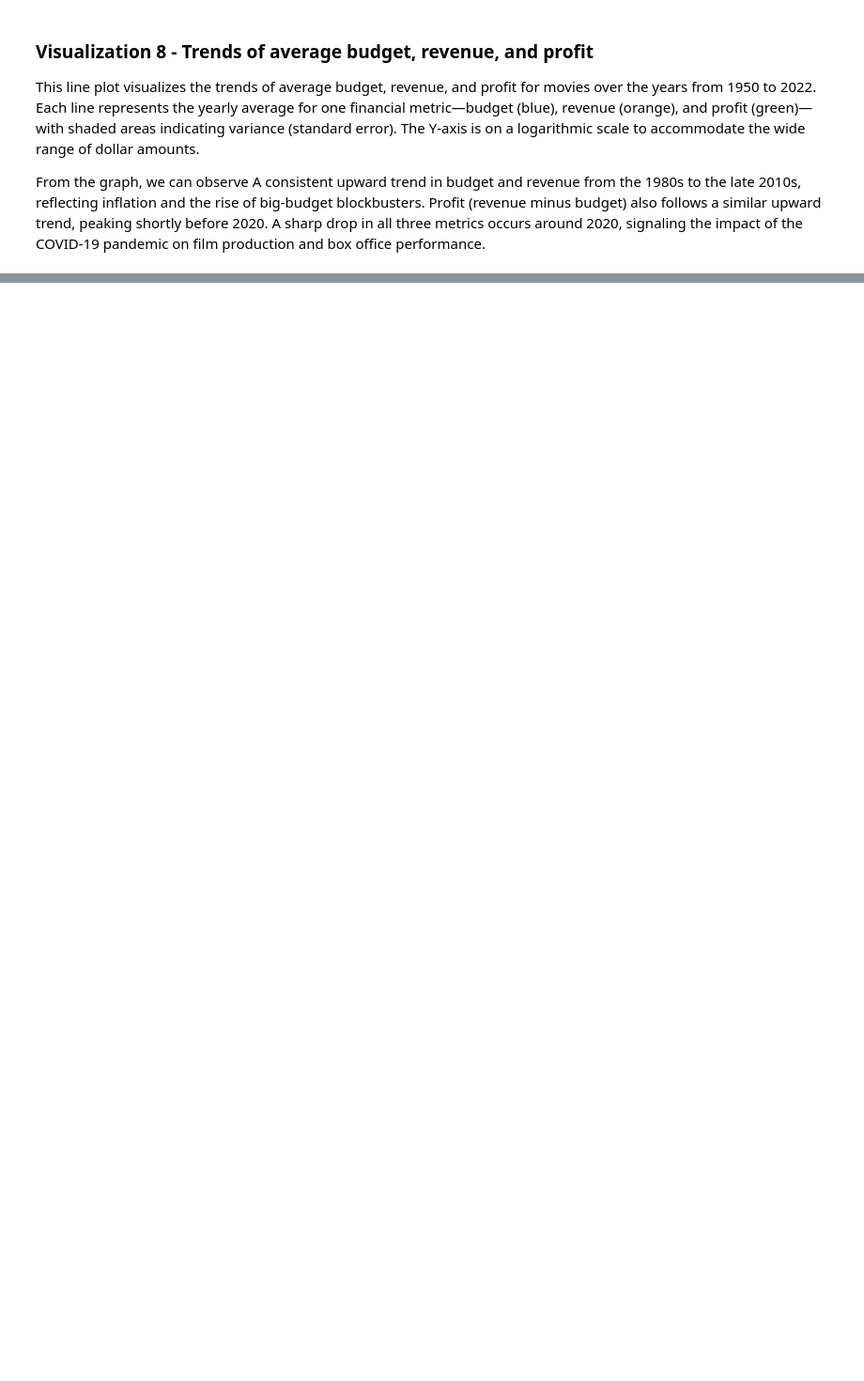
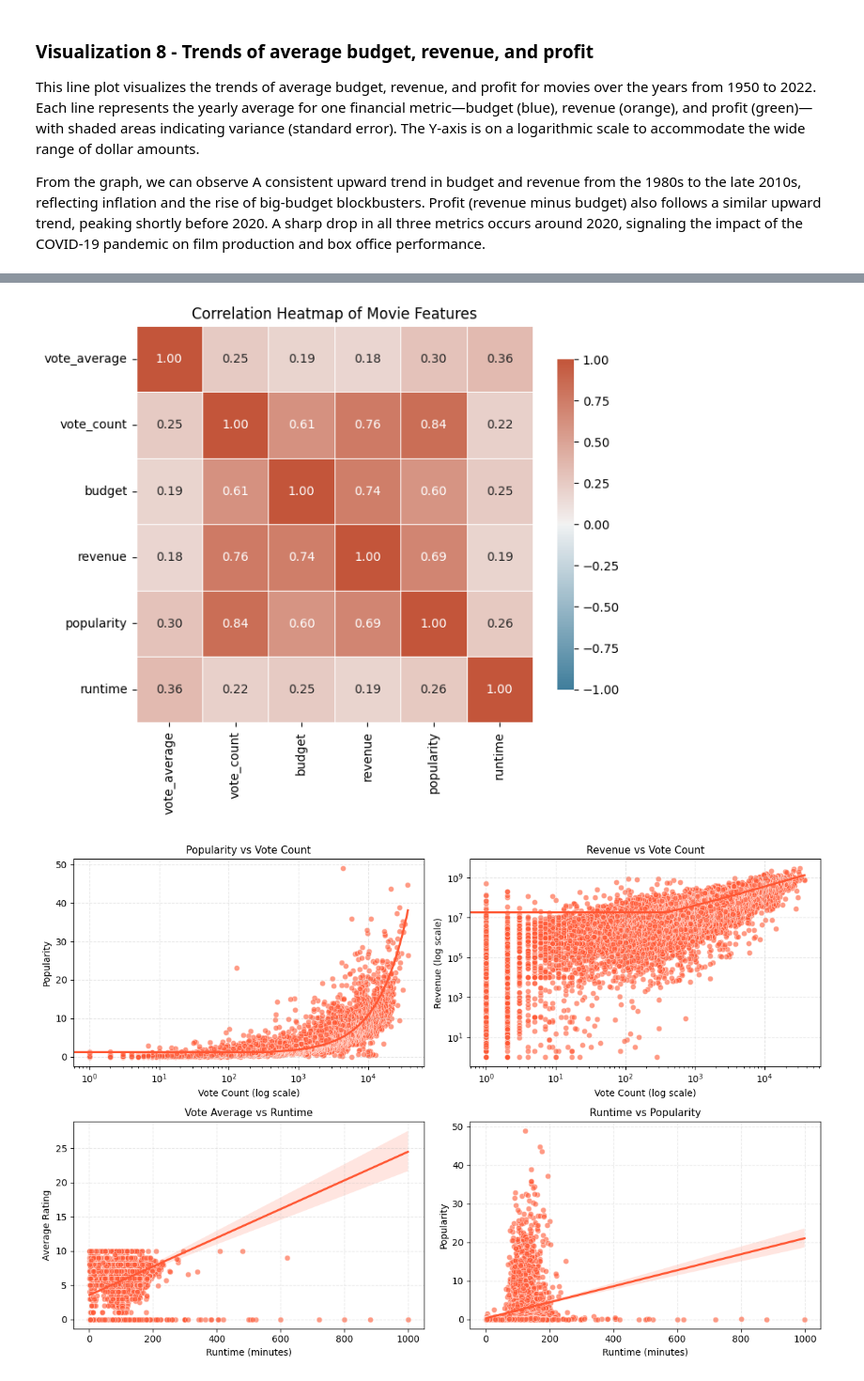
Before and after one commit to nithish-kumar-t/movie-box-office-prediction, a Jupyter notebook: timbd-data-cleaning.ipynb, the cells around one changed output, grey strips where cells are left out. Shown at 94% size. Drawn from its saved outputs; the diff is of its cells as text; code cells hidden in the pictures; blank space fills up the shorter version.

Commit message:
added more visualizations

```diff
--- a/timbd-data-cleaning.ipynb
+++ b/timbd-data-cleaning.ipynb
@@ -483,0 +484,78 @@ plt.show()
+# %%
+#----------------------
+
+
+# numerical columns for correlation
+numerical_features = ['vote_average', 'vote_count', 'budget', 'revenue', 'popularity', 'runtime']
+
+# Correlation matrix Calculation
+correlation_matrix = df[numerical_features].corr()
+
+plt.figure(figsize=(7, 6))
+
+# Custom diverging colormap
+cmap = sns.diverging_palette(230, 20, as_cmap=True)
+
+# Heatmap with the mask and correct aspect ratio
+sns.heatmap(correlation_matrix,
+            annot=True,           # Show the correlation values
+            fmt='.2f',            # Format to 2 decimal places
+            cmap=cmap,            # Custom colormap
+            vmax=1.0,             # Maximum correlation value
+            vmin=-1.0,            # Minimum correlation value
+            center=0,             # Center the colormap at zero
+            square=True,          # Make the cells square
+            linewidths=.5,        # Width of the lines between cells
+            cbar_kws={"shrink": .8})  # Size of colorbar
+
+#title
+plt.title('Correlation Heatmap of Movie Features')
+plt.tight_layout()
+plt.show()
+
+
+
+
+# Sub-plots
+fig, axes = plt.subplots(2, 2, figsize=(12, 8))  # 2 rows, 2 columns
+
+# 1. Popularity vs Vote Count (log X)
+sns.scatterplot(data=df, x='vote_count', y='popularity', color='#FF5733', alpha=0.6, edgecolor='w', ax=axes[0, 0])
+sns.regplot(data=df, x='vote_count', y='popularity', scatter=False, color='#FF5733', ax=axes[0, 0])
+axes[0, 0].set_xscale('log')
+axes[0, 0].set_title('Popularity vs Vote Count', fontsize=11)
+axes[0, 0].set_xlabel('Vote Count (log scale)')
+axes[0, 0].set_ylabel('Popularity')
+axes[0, 0].grid(True, linestyle='--', alpha=0.3)
+
+# 2. Revenue vs Vote Count (log-log)
+sns.scatterplot(data=df, x='vote_count', y='revenue', color='#FF5733', alpha=0.6, edgecolor='w', ax=axes[0, 1])
+sns.regplot(data=df, x='vote_count', y='revenue', scatter=False, color='#FF5733', ax=axes[0, 1])
+axes[0, 1].set_xscale('log')
+axes[0, 1].set_yscale('log')
+axes[0, 1].set_title('Revenue vs Vote Count', fontsize=11)
+axes[0, 1].set_xlabel('Vote Count (log scale)')
+axes[0, 1].set_ylabel('Revenue (log scale)')
+axes[0, 1].grid(True, linestyle='--', alpha=0.3)
+
+# 3. Vote Average vs Runtime (linear)
+sns.scatterplot(data=df, x='runtime', y='vote_average', color='#FF5733', alpha=0.6, edgecolor='w', ax=axes[1, 0])
+sns.regplot(data=df, x='runtime', y='vote_average', scatter=False, color='#FF5733', ax=axes[1, 0])
+axes[1, 0].set_title('Vote Average vs Runtime', fontsize=11)
+axes[1, 0].set_xlabel('Runtime (minutes)')
+axes[1, 0].set_ylabel('Average Rating')
+axes[1, 0].grid(True, linestyle='--', alpha=0.3)
+
+# 4. Runtime vs Popularity (NEW)
+sns.scatterplot(data=df, x='runtime', y='popularity', color='#FF5733', alpha=0.6, edgecolor='w', ax=axes[1, 1])
+sns.regplot(data=df, x='runtime', y='popularity', scatter=False, color='#FF5733', ax=axes[1, 1])
+axes[1, 1].set_title('Runtime vs Popularity', fontsize=11)
+axes[1, 1].set_xlabel('Runtime (minutes)')
+axes[1, 1].set_ylabel('Popularity')
+axes[1, 1].grid(True, linestyle='--', alpha=0.3)
+
+plt.tight_layout()
+plt.show()
+# %% [output]
+[figure, added]
+[figure, added]
```
Also changed, not shown: parts of 4 cells of this notebook.
